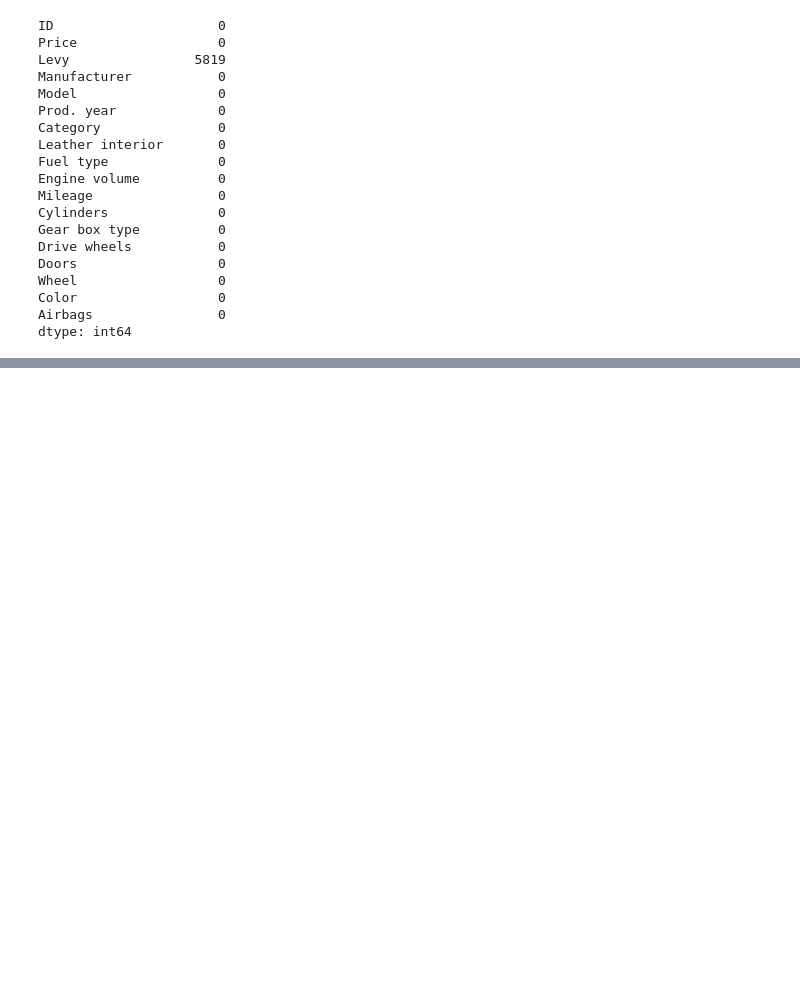
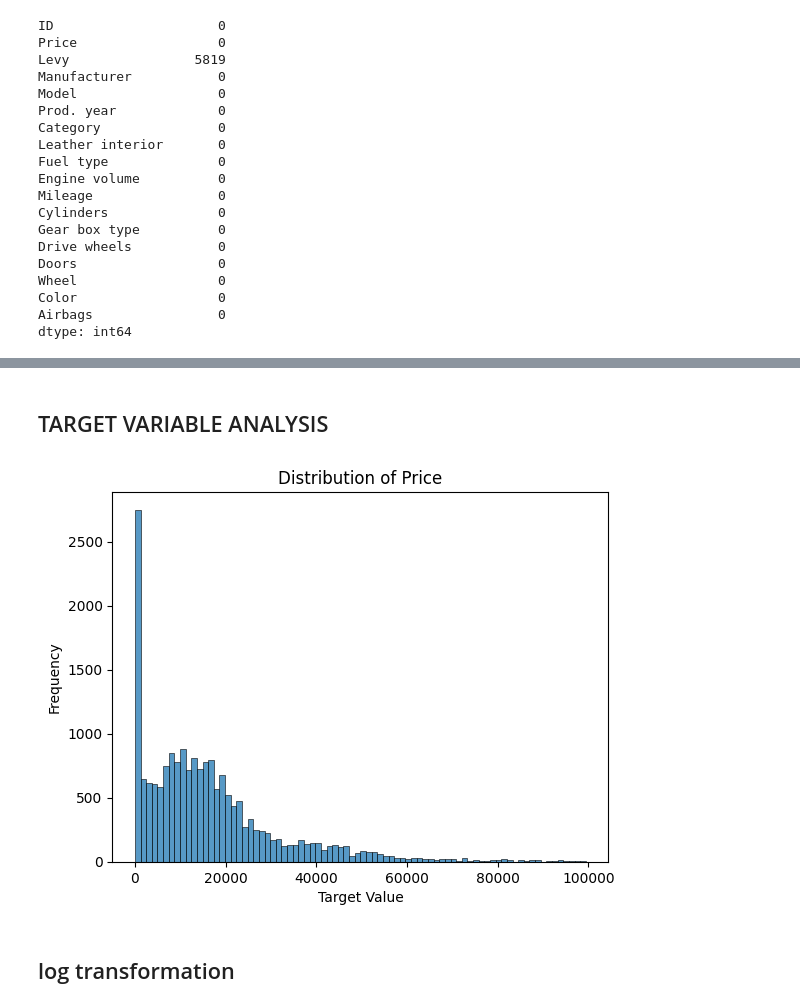
Before and after one commit to Nutsukpo/Car_Price_Prediction, a Jupyter notebook: loading_preprocessing_data.ipynb, the cells around one changed output, grey strips where cells are left out. Drawn from its saved outputs; the diff is of its cells as text; code cells hidden in the pictures; blank space fills up the shorter version.

Commit message:
adding recent analysis

```diff
--- a/loading_preprocessing_data.ipynb
+++ b/loading_preprocessing_data.ipynb
@@ -227,0 +250,5 @@ dtype: int64
+# %%
+strings_column_names = list(newdata2.dtypes[newdata2.dtypes=='object'].index)
+for col in strings_column_names:
+    newdata2[col] = newdata2[col].str.lower().str.replace(' ','-')
+strings_column_names
@@ -227,0 +276,2 @@ dtype: int64
+# %%
+newdata2['Mileage'] = newdata2['Mileage'].str.replace(' Km', '')
@@ -227,0 +282,4 @@ dtype: int64
+# %%
+newdata2['Levy'] = newdata2['Levy'].astype('float')
+# %%
+newdata2['Levy'] = newdata2['Levy'].fillna(newdata2['Levy'].mean())
@@ -227,0 +305,12 @@ dtype: int64
+# %% [markdown]
+## TARGET VARIABLE ANALYSIS
+# %%
+sns.histplot(newdata2['Price'] [newdata2['Price'] <100000])
+plt.title('Distribution of Price')
+plt.xlabel('Target Value')
+plt.ylabel('Frequency')
+plt.show()
+# %% [output]
+[figure, added]
+# %% [markdown]
+## log transformation
```
Also changed, not shown: parts of 42 cells of this notebook.
